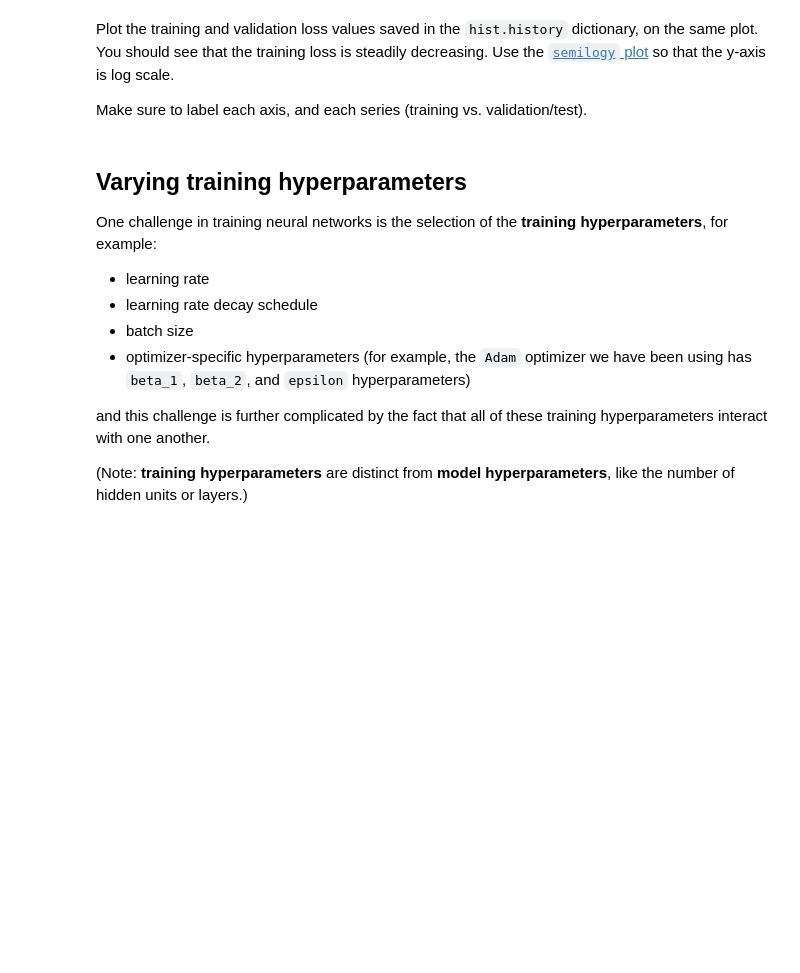
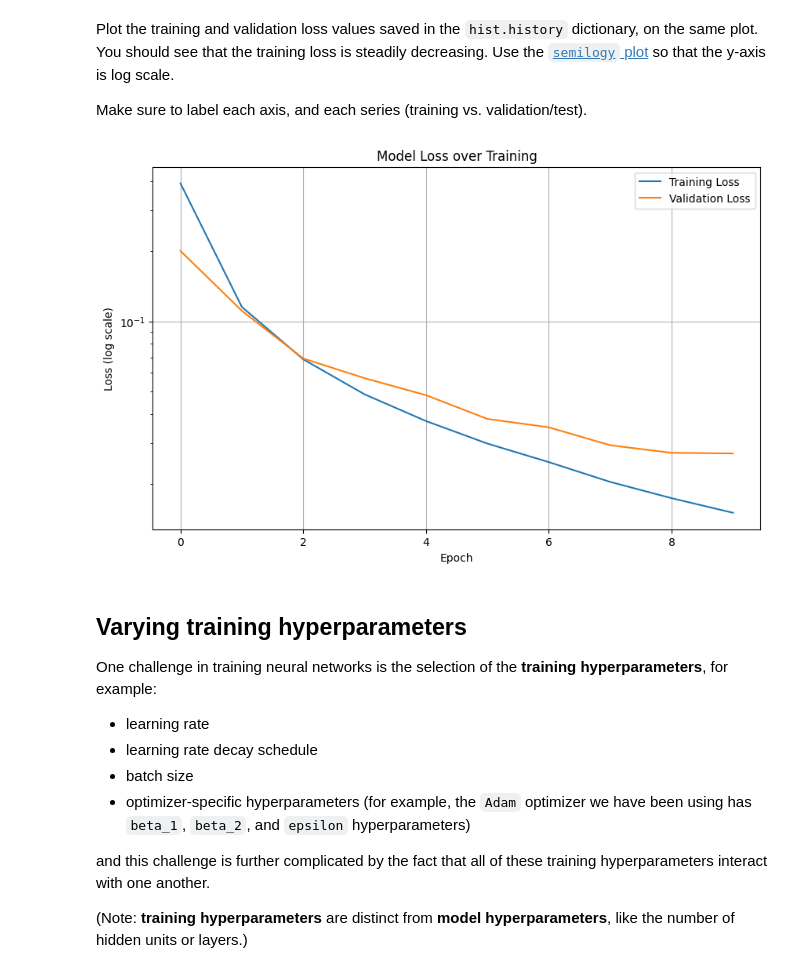
Before and after one commit to ChinmayShringi/AngularShoelace, a Jupyter notebook: notebooks/8-lab-neural-net-music-classification.ipynb, the cells around one changed output. Cells and saved outputs as stored; diff of their text form; code cells hidden in the pictures; blank space fills up the shorter version.

```diff
--- a/notebooks/8-lab-neural-net-music-classification.ipynb
+++ b/notebooks/8-lab-neural-net-music-classification.ipynb
@@ -188,3 +285,16 @@ Make sure to label each axis, and each series (training vs. validation/test).
+# %%
+# TODO - plot the training and validation loss in one plot
+plt.figure(figsize=(10,6))
+plt.semilogy(hist.history['loss'], label='Training Loss')
+plt.semilogy(hist.history['val_loss'], label='Validation Loss')
+plt.xlabel('Epoch')
+plt.ylabel('Loss (log scale)')
+plt.title('Model Loss over Training')
+plt.legend()
+plt.grid(True)
+plt.show()
+# %% [output]
+[figure, added]
 # %% [markdown]
 ## Varying training hyperparameters
 
```
Also changed, not shown: parts of 32 cells of this notebook.
